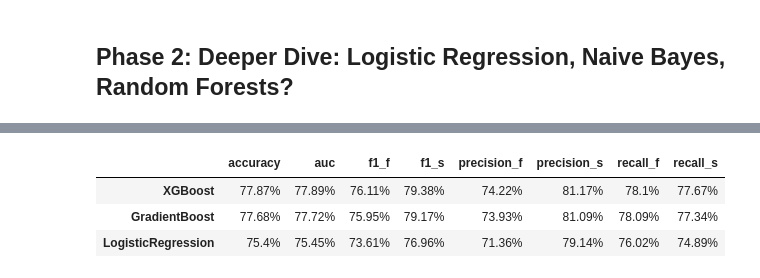
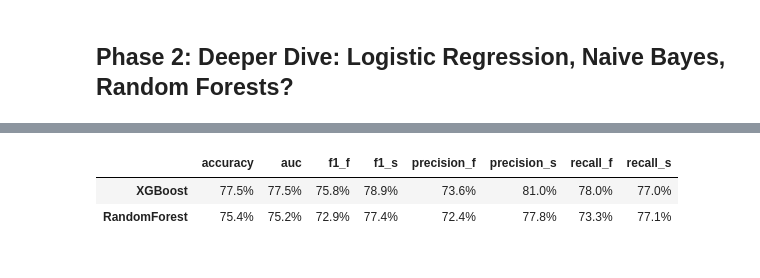
Before and after one commit to cipher813/McMahon_Metis, a Jupyter notebook: Project_3/3_Kickstarter_P2_DeeperDive_DS2.ipynb, the cells around one changed output, grey strips where cells are left out. Saved outputs shown, nothing was run; the diff lists cells and outputs as text; code cells hidden in the pictures.

```diff
--- a/Project_3/3_Kickstarter_P2_DeeperDive_DS2.ipynb
+++ b/Project_3/3_Kickstarter_P2_DeeperDive_DS2.ipynb
@@ -111,7 +85,7 @@ Index(['state', 'category_main', 'category_name', 'backers_count', 'usd_goal',
        'country', 'currency', 'campaign_length', 'staff_pick', 'blurb_length'],
       dtype='object')
 # %%
-df_dummies = pd.get_dummies(df[['state','category_main','category_name', 'country','currency']],drop_first=True)
+df_dummies = pd.get_dummies(df[['category_main','category_name', 'country','currency']],drop_first=True)
 df = df_dummies.merge(df,how='inner',left_index=True, right_index=True)
 print(df.shape)
 print(df.columns)
@@ -134,13 +109,9 @@ memory usage: 11.4+ MB
 # %%
 # removing all variables that cannot be known before a campaign is launched, such as # backers and $ pledged
 df = df.dropna()
-df = df.drop(['state','category_main','category_name', 'backers_count', 'country', 'currency'], 1)
-# df.to_csv('data/kickstarter_data_ds2_app.csv')
-X = df.drop(['state_successful'], 1)
-y = df['state_successful']
+X = df.drop(['state','category_main','category_name', 'backers_count', 'country', 'currency'], 1)
+y = df['state']
 
-print(X.shape)
 print(X.columns)
-# X.head()
 X.shape
 # %% [output]
@@ -274,0 +257,3 @@ avg / total       0.78      0.78      0.78     11521
+# %%
+model = RandomForestClassifier(max_features='auto',n_estimators=1000)
+plot_results(model,X,y,test_size=0.3)
@@ -295,32 +292,17 @@ print(X_test.shape,y_test.shape)
 ## Phase 2: Deeper Dive: Logistic Regression, Naive Bayes, Random Forests?
 # %%
 # Define models to test
-model_list = [ # ['BernoulliNB', BernoulliNB(alpha=2.0)], # F1 0.60
-#                 ['MultinomialNB', MultinomialNB(alpha=0.5, class_prior=None, fit_prior=True)],
-#                 ['DecisionTree', DecisionTreeClassifier()],
-#                 ['RandomForest', RandomForestClassifier(max_features='sqrt',n_estimators=1000)], # F1 0.61
-                ['GradientBoost', GradientBoostingClassifier(n_estimators=500)],
+model_list = [  ['RandomForest', RandomForestClassifier(max_features='auto',n_estimators=1000)], # F1 0.61
                 ['XGBoost', XGBClassifier(base_score=0.5, colsample_bylevel=1, colsample_bytree=0.7,
                        gamma=0, learning_rate=0.05, max_delta_step=0, max_depth=6,
                        min_child_weight=11, missing=-999, n_estimators=500, nthread=4,
                        objective='reg:linear', reg_alpha=0, reg_lambda=1,
-                       scale_pos_weight=1, seed=0, silent=1, subsample=0.8)],
-#                 ['AdaBoost', AdaBoostClassifier(base_estimator=DecisionTreeClassifier())],
-#                 ['KNN', KNeighborsClassifier(38)], # best k from KNN model below; scale data
-                ['LogisticRegression', LogisticRegression(C=1000, penalty='l1')]]
-#                 ['LogisticRegressionCV', LogisticRegressionCV()]] # scale data; F1 0.62
-#                 ['SVM', SVC(probability=True)]] # scale data; F1 0.57
-
-# model_list_s = [['LogisticRegression', LogisticRegression()]] # scale data
-#                 ['LogisticRegressionCV', LogisticRegressionCV()]] # scale data
-#                 ['SVM', SVC(probability=True)]] # scale data
+                       scale_pos_weight=1, seed=0, silent=1, subsample=0.8)]]
 
 # Calculate metrics for each model
 roc = {}
+result_dict = {}
 for model in model_list:
-#     if model in model_list_s:
-#         X_train = X_train_s
-#         X_test = X_test_s
 
     model_name = model[0]
     model = model[1]
@@ -361,7 +343,7 @@ for model in model_list:
     # Capture TPR and FPR from last fold for plotting
     y_score = model.predict_proba(X_test)[:,1]
     roc[model_name] = roc_curve(y_test, y_score), mean_auc
-    results_dict[model_name] = {"accuracy": mean_accuracy, "precision_s": mean_precision_1, "precision_f": mean_precision_0, "recall_s": mean_recall_1, "recall_f": mean_recall_0, "f1_s": mean_f1_1, "f1_f": mean_f1_0, "auc": mean_auc}
+    result_dict[model_name] = {"accuracy": mean_accuracy, "precision_s": mean_precision_1, "precision_f": mean_precision_0, "recall_s": mean_recall_1, "recall_f": mean_recall_0, "f1_s": mean_f1_1, "f1_f": mean_f1_0, "auc": mean_auc}
 
 
     # Print formatted results
@@ -428,14 +393,12 @@ plt.savefig('charts/roc_ds2_p2.png')
 # %%
-rd = pd.DataFrame(results_dict).T
-rd = rd.apply(lambda x: round(100*x,2).astype(str) + "%")
-# rd['f1_success'] = rd['f1']
+rd = pd.DataFrame(result_dict).T
+rd = rd.apply(lambda x: round(100*x,1).astype(str) + "%")
 rd = rd.sort_values(['auc'],ascending=[False])
 rd
 # %% [output]
 |  | accuracy | auc | f1_f | f1_s | precision_f | precision_s | recall_f | recall_s |
-| XGBoost | 77.87% | 77.89% | 76.11% | 79.38% | 74.22% | 81.17% | 78.1% | 77.67% |
-| GradientBoost | 77.68% | 77.72% | 75.95% | 79.17% | 73.93% | 81.09% | 78.09% | 77.34% |
-| LogisticRegression | 75.4% | 75.45% | 73.61% | 76.96% | 71.36% | 79.14% | 76.02% | 74.89% |
+| XGBoost | 77.5% | 77.5% | 75.8% | 78.9% | 73.6% | 81.0% | 78.0% | 77.0% |
+| RandomForest | 75.4% | 75.2% | 72.9% | 77.4% | 72.4% | 77.8% | 73.3% | 77.1% |
 # %%
 from sklearn.externals.six import StringIO
 from IPython.display import Image
```
Also changed, not shown: parts of 21 cells of this notebook, 14 other files.
